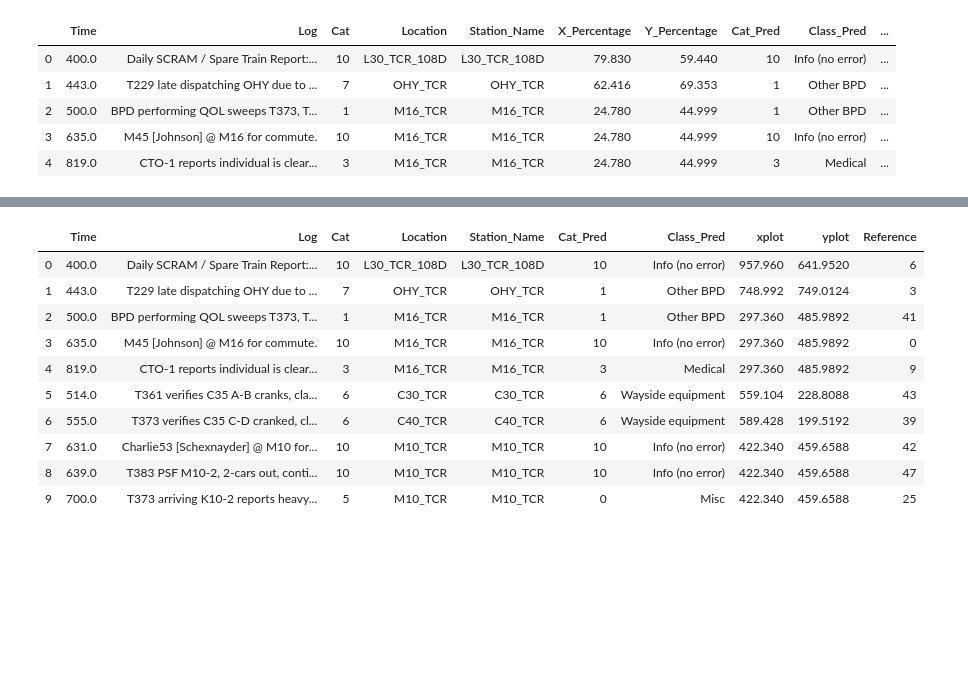
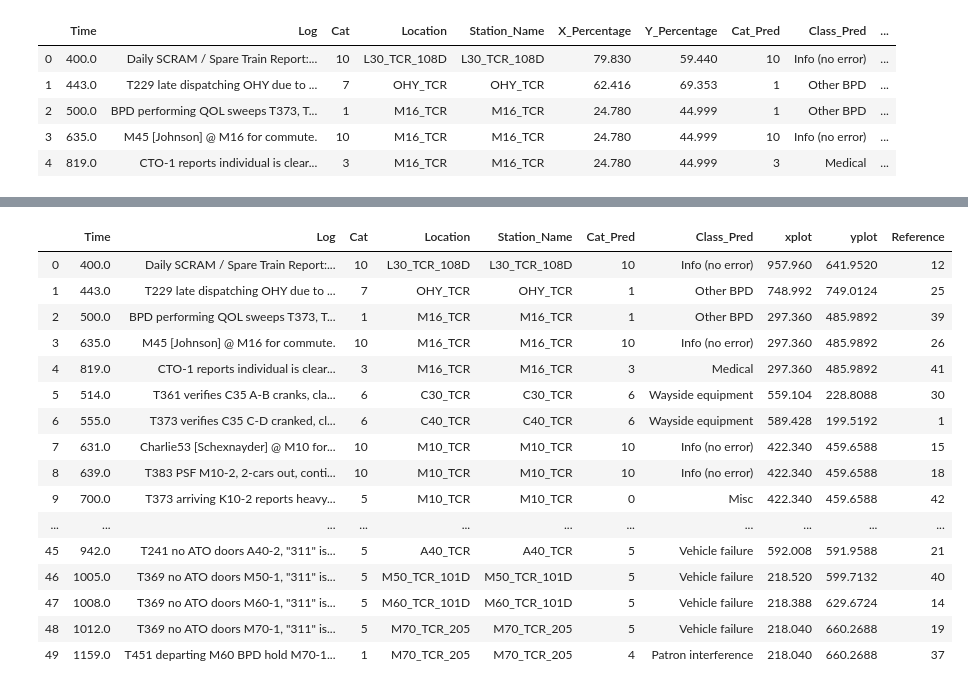
Before and after one commit to hsabraham28/BARTDemo, a Jupyter notebook: demoviz.ipynb, the cells around one changed output, grey strips where cells are left out. Drawn from its saved outputs; the diff is of its cells as text; code cells hidden in the pictures; blank space fills up the shorter version.

```diff
--- a/demoviz.ipynb
+++ b/demoviz.ipynb
@@ -232,21 +243,28 @@ plotlyconvgeo()
 # %%
 catvizdata = vizdata.drop(columns=['X_Percentage', 'Y_Percentage'])
 refs = []
 refs = np.random.choice(np.arange(len(catvizdata['Location'])), len(catvizdata['Location']), replace=False)
 
 catvizdata['Reference'] = refs
 catvizdata.head(10)
+catvizdata
 # %% [output]
 |  | Time | Log | Cat | Location | Station_Name | Cat_Pred | Class_Pred | xplot | yplot | Reference |
-| 0 | 400.0 | Daily SCRAM / Spare Train Report:... | 10 | L30_TCR_108D | L30_TCR_108D | 10 | Info (no error) | 957.960 | 641.9520 | 6 |
-| 1 | 443.0 | T229 late dispatching OHY due to ... | 7 | OHY_TCR | OHY_TCR | 1 | Other BPD | 748.992 | 749.0124 | 3 |
-| 2 | 500.0 | BPD performing QOL sweeps T373, T... | 1 | M16_TCR | M16_TCR | 1 | Other BPD | 297.360 | 485.9892 | 41 |
-| 3 | 635.0 | M45 [Johnson] @ M16 for commute. | 10 | M16_TCR | M16_TCR | 10 | Info (no error) | 297.360 | 485.9892 | 0 |
-| 4 | 819.0 | CTO-1 reports individual is clear... | 3 | M16_TCR | M16_TCR | 3 | Medical | 297.360 | 485.9892 | 9 |
-| 5 | 514.0 | T361 verifies C35 A-B cranks, cla... | 6 | C30_TCR | C30_TCR | 6 | Wayside equipment | 559.104 | 228.8088 | 43 |
-| 6 | 555.0 | T373 verifies C35 C-D cranked, cl... | 6 | C40_TCR | C40_TCR | 6 | Wayside equipment | 589.428 | 199.5192 | 39 |
-| 7 | 631.0 | Charlie53 [Schexnayder] @ M10 for... | 10 | M10_TCR | M10_TCR | 10 | Info (no error) | 422.340 | 459.6588 | 42 |
-| 8 | 639.0 | T383 PSF M10-2, 2-cars out, conti... | 10 | M10_TCR | M10_TCR | 10 | Info (no error) | 422.340 | 459.6588 | 47 |
-| 9 | 700.0 | T373 arriving K10-2 reports heavy... | 5 | M10_TCR | M10_TCR | 0 | Misc | 422.340 | 459.6588 | 25 |
+| 0 | 400.0 | Daily SCRAM / Spare Train Report:... | 10 | L30_TCR_108D | L30_TCR_108D | 10 | Info (no error) | 957.960 | 641.9520 | 12 |
+| 1 | 443.0 | T229 late dispatching OHY due to ... | 7 | OHY_TCR | OHY_TCR | 1 | Other BPD | 748.992 | 749.0124 | 25 |
+| 2 | 500.0 | BPD performing QOL sweeps T373, T... | 1 | M16_TCR | M16_TCR | 1 | Other BPD | 297.360 | 485.9892 | 39 |
+| 3 | 635.0 | M45 [Johnson] @ M16 for commute. | 10 | M16_TCR | M16_TCR | 10 | Info (no error) | 297.360 | 485.9892 | 26 |
+| 4 | 819.0 | CTO-1 reports individual is clear... | 3 | M16_TCR | M16_TCR | 3 | Medical | 297.360 | 485.9892 | 41 |
+| 5 | 514.0 | T361 verifies C35 A-B cranks, cla... | 6 | C30_TCR | C30_TCR | 6 | Wayside equipment | 559.104 | 228.8088 | 30 |
+| 6 | 555.0 | T373 verifies C35 C-D cranked, cl... | 6 | C40_TCR | C40_TCR | 6 | Wayside equipment | 589.428 | 199.5192 | 1 |
+| 7 | 631.0 | Charlie53 [Schexnayder] @ M10 for... | 10 | M10_TCR | M10_TCR | 10 | Info (no error) | 422.340 | 459.6588 | 15 |
+| 8 | 639.0 | T383 PSF M10-2, 2-cars out, conti... | 10 | M10_TCR | M10_TCR | 10 | Info (no error) | 422.340 | 459.6588 | 18 |
+| 9 | 700.0 | T373 arriving K10-2 reports heavy... | 5 | M10_TCR | M10_TCR | 0 | Misc | 422.340 | 459.6588 | 42 |
+| ... | ... | ... | ... | ... | ... | ... | ... | ... | ... | ... |
+| 45 | 942.0 | T241 no ATO doors A40-2, "311" is... | 5 | A40_TCR | A40_TCR | 5 | Vehicle failure | 592.008 | 591.9588 | 21 |
+| 46 | 1005.0 | T369 no ATO doors M50-1, "311" is... | 5 | M50_TCR_101D | M50_TCR_101D | 5 | Vehicle failure | 218.520 | 599.7132 | 40 |
+| 47 | 1008.0 | T369 no ATO doors M60-1, "311" is... | 5 | M60_TCR_101D | M60_TCR_101D | 5 | Vehicle failure | 218.388 | 629.6724 | 14 |
+| 48 | 1012.0 | T369 no ATO doors M70-1, "311" is... | 5 | M70_TCR_205 | M70_TCR_205 | 5 | Vehicle failure | 218.040 | 660.2688 | 19 |
+| 49 | 1159.0 | T451 departing M60 BPD hold M70-1... | 1 | M70_TCR_205 | M70_TCR_205 | 4 | Patron interference | 218.040 | 660.2688 | 37 |
 # %%
 import datetime
```
Also changed, not shown: parts of 14 cells of this notebook, 31 other files.
